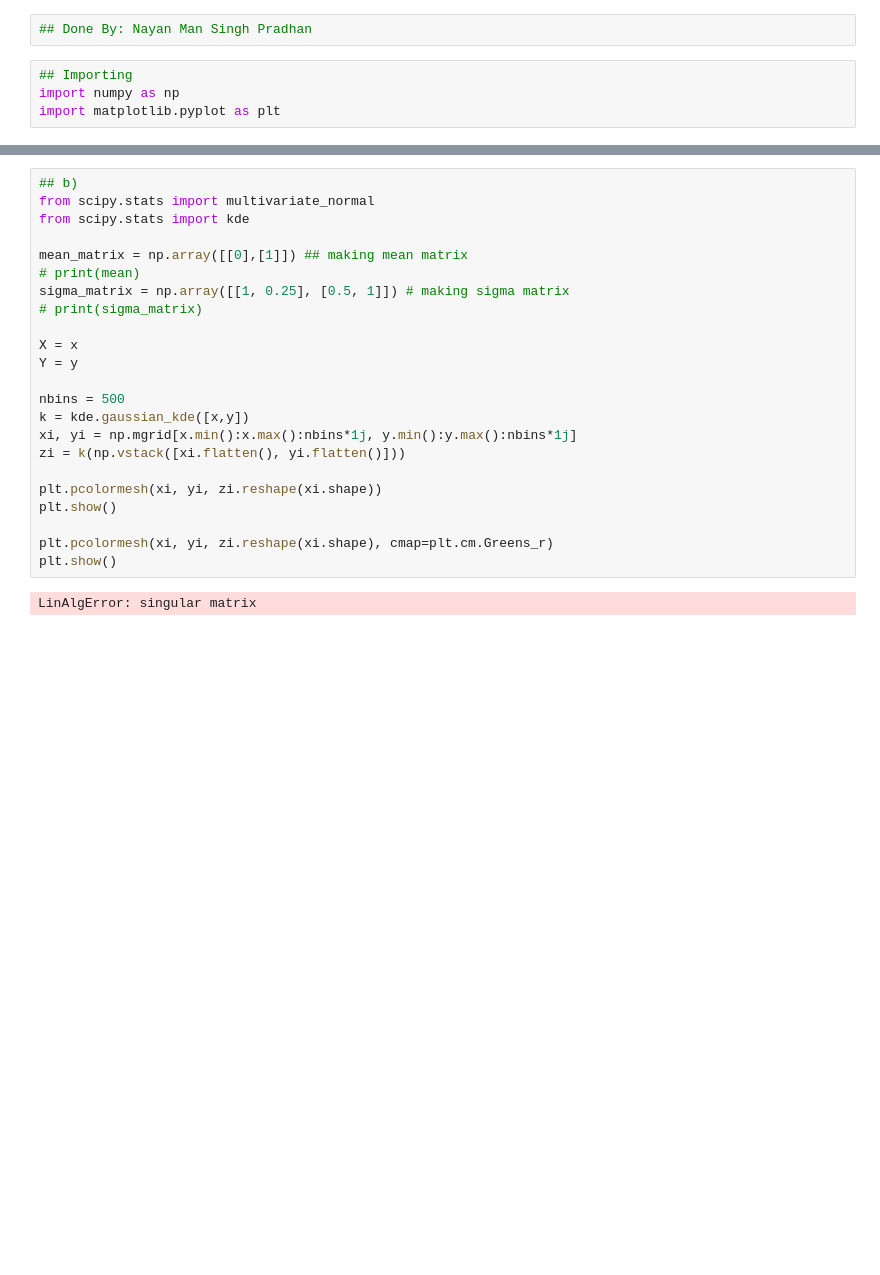
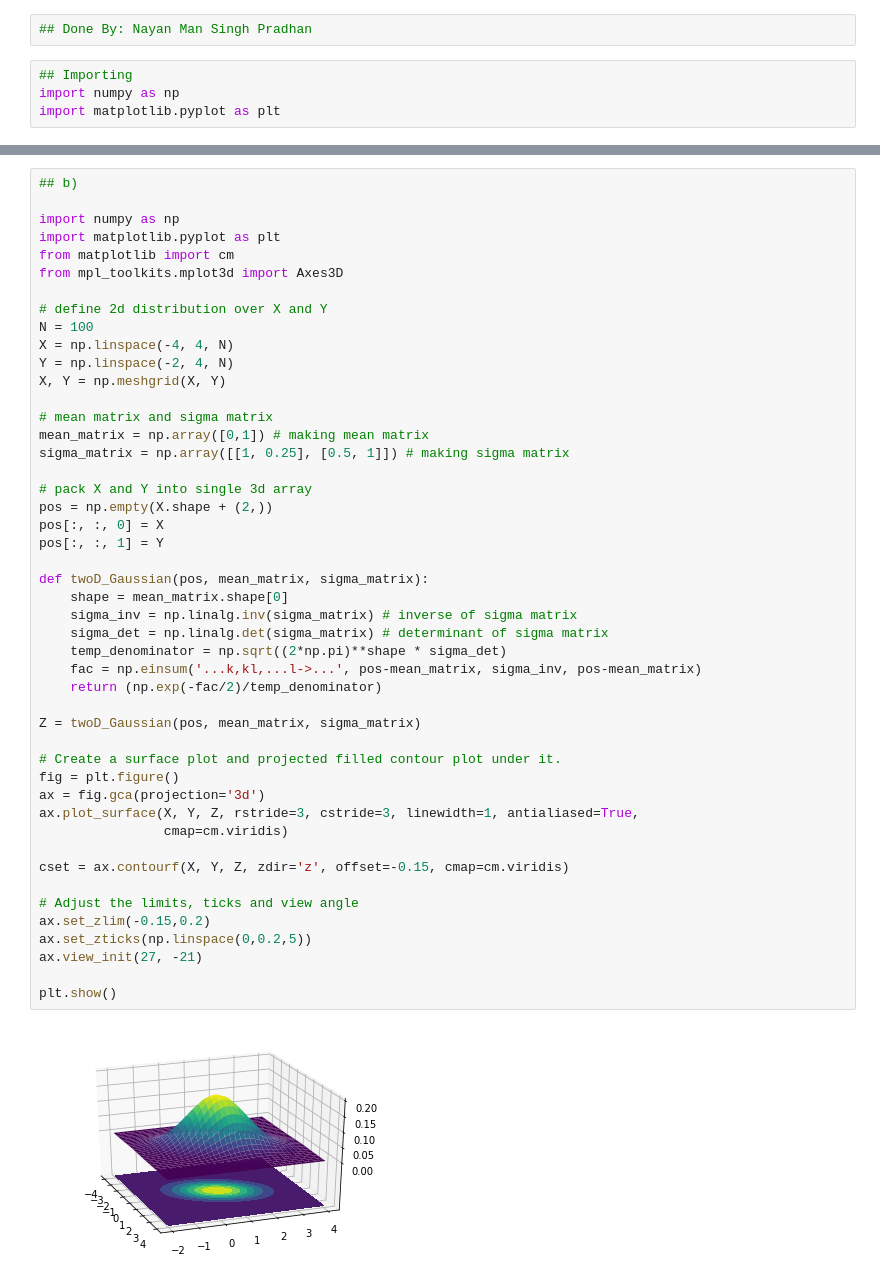
Before and after one commit to nayan-pradhan/MachineLearning_JacobsUniversity, a Jupyter notebook: Assignment2/ProgrammingSolution_Sheet2_NayanManSinghPradhan.ipynb, the cells around one changed output, grey strips where cells are left out. Drawn from its saved outputs; the diff is of its cells as text; blank space fills up the shorter version.

```diff
--- a/Assignment2/ProgrammingSolution_Sheet2_NayanManSinghPradhan.ipynb
+++ b/Assignment2/ProgrammingSolution_Sheet2_NayanManSinghPradhan.ipynb
@@ -46,25 +21,49 @@ ValueError: operands could not be broadcast together with shapes (50,50) (2,1)
-# %%
-## b)
-from scipy.stats import multivariate_normal
-from scipy.stats import kde
-
-mean_matrix = np.array([[0],[1]]) ## making mean matrix
-# print(mean)
-sigma_matrix = np.array([[1, 0.25], [0.5, 1]]) # making sigma matrix
-# print(sigma_matrix)
-
-X = x
-Y = y
-
-nbins = 500
-k = kde.gaussian_kde([x,y])
-xi, yi = np.mgrid[x.min():x.max():nbins*1j, y.min():y.max():nbins*1j]
-zi = k(np.vstack([xi.flatten(), yi.flatten()]))
-
-plt.pcolormesh(xi, yi, zi.reshape(xi.shape))
-plt.show()
-
-plt.pcolormesh(xi, yi, zi.reshape(xi.shape), cmap=plt.cm.Greens_r)
-plt.show()
-# %% [output]
-LinAlgError: singular matrix
+# %%
+## b)
+
+import numpy as np
+import matplotlib.pyplot as plt
+from matplotlib import cm
+from mpl_toolkits.mplot3d import Axes3D
+
+# define 2d distribution over X and Y
+N = 100
+X = np.linspace(-4, 4, N)
+Y = np.linspace(-2, 4, N)
+X, Y = np.meshgrid(X, Y)
+
+# mean matrix and sigma matrix
+mean_matrix = np.array([0,1]) # making mean matrix
+sigma_matrix = np.array([[1, 0.25], [0.5, 1]]) # making sigma matrix
+
+# pack X and Y into single 3d array
+pos = np.empty(X.shape + (2,))
+pos[:, :, 0] = X
+pos[:, :, 1] = Y
+
+def twoD_Gaussian(pos, mean_matrix, sigma_matrix):
+    shape = mean_matrix.shape[0]
+    sigma_inv = np.linalg.inv(sigma_matrix) # inverse of sigma matrix
+    sigma_det = np.linalg.det(sigma_matrix) # determinant of sigma matrix
+    temp_denominator = np.sqrt((2*np.pi)**shape * sigma_det)
+    fac = np.einsum('...k,kl,...l->...', pos-mean_matrix, sigma_inv, pos-mean_matrix)
+    return (np.exp(-fac/2)/temp_denominator)
+
+Z = twoD_Gaussian(pos, mean_matrix, sigma_matrix)
+
+# Create a surface plot and projected filled contour plot under it.
+fig = plt.figure()
+ax = fig.gca(projection='3d')
+ax.plot_surface(X, Y, Z, rstride=3, cstride=3, linewidth=1, antialiased=True,
+                cmap=cm.viridis)
+
+cset = ax.contourf(X, Y, Z, zdir='z', offset=-0.15, cmap=cm.viridis)
+
+# Adjust the limits, ticks and view angle
+ax.set_zlim(-0.15,0.2)
+ax.set_zticks(np.linspace(0,0.2,5))
+ax.view_init(27, -21)
+
+plt.show()
+# %% [output]
+[figure, added]
```
Also changed, not shown: parts of 2 cells of this notebook.
